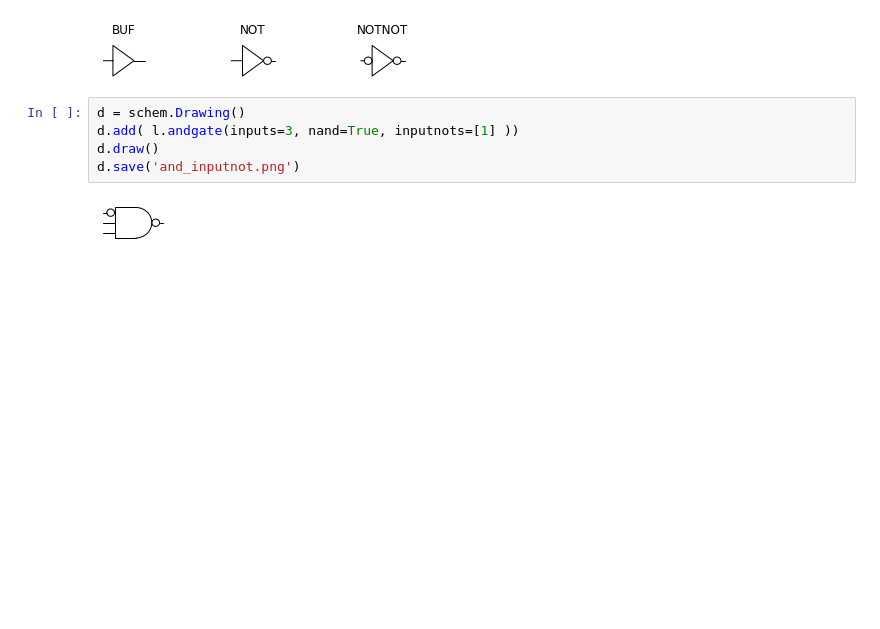
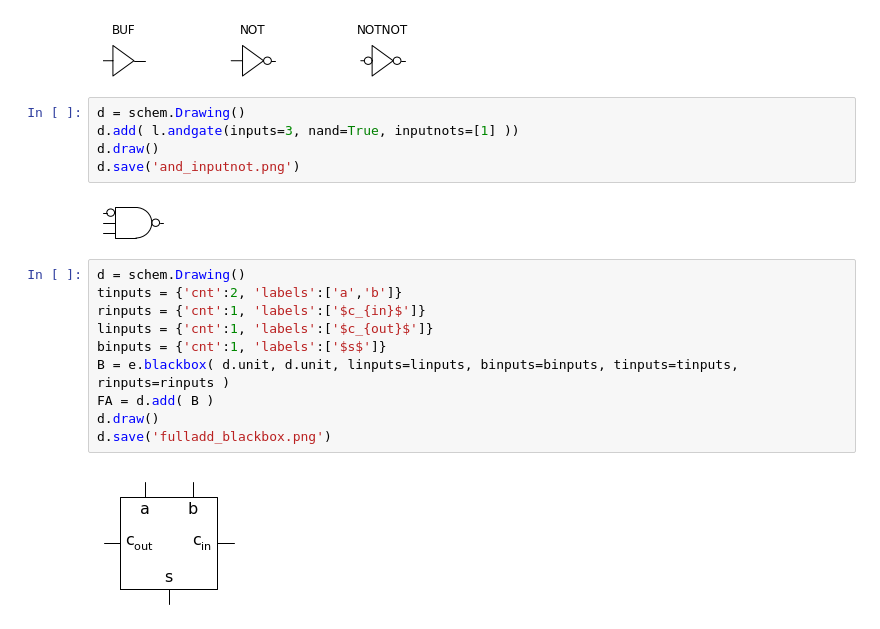
Before and after one commit to cdelker/schemdraw, a Jupyter notebook: docs/img/doc_images.ipynb, the cells around one changed output. Cells and saved outputs as stored; diff of their text form; blank space fills up the shorter version.

Commit message:
Update documentation for blackbox() function. Prevent anchors from clobbering element attributes.

```diff
--- a/docs/img/doc_images.ipynb
+++ b/docs/img/doc_images.ipynb
@@ -264,3 +264,15 @@ d.draw()
 d.save('and_inputnot.png')
 # %% [output]
 [figure]
+# %%
+d = schem.Drawing()
+tinputs = {'cnt':2, 'labels':['a','b']}
+rinputs = {'cnt':1, 'labels':['$c_{in}$']}
+linputs = {'cnt':1, 'labels':['$c_{out}$']}
+binputs = {'cnt':1, 'labels':['$s$']}
+B = e.blackbox( d.unit, d.unit, linputs=linputs, binputs=binputs, tinputs=tinputs, rinputs=rinputs )
+FA = d.add( B )
+d.draw()
+d.save('fulladd_blackbox.png')
+# %% [output]
+[figure, added]
```
Also changed, not shown: parts of 1 cell of this notebook, 13 other files.
